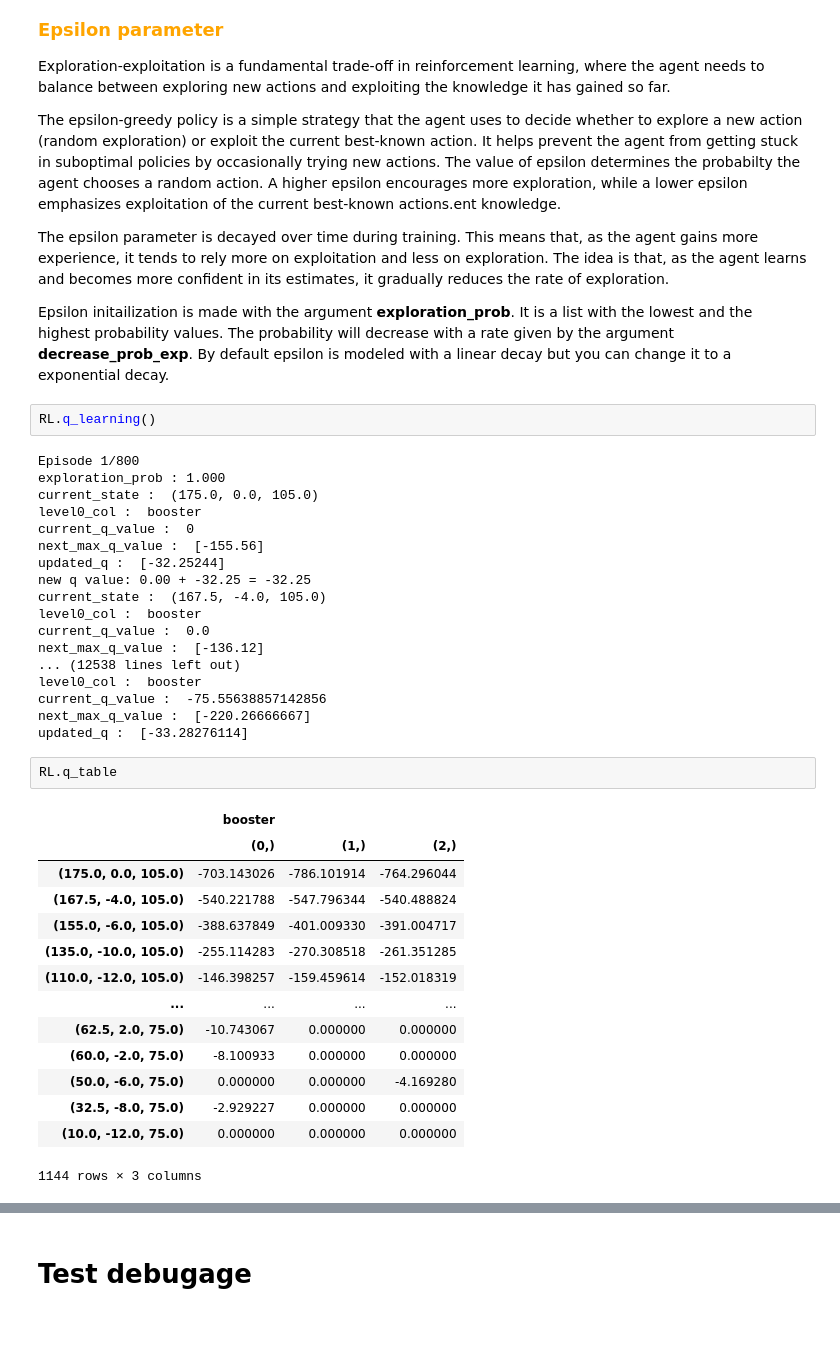
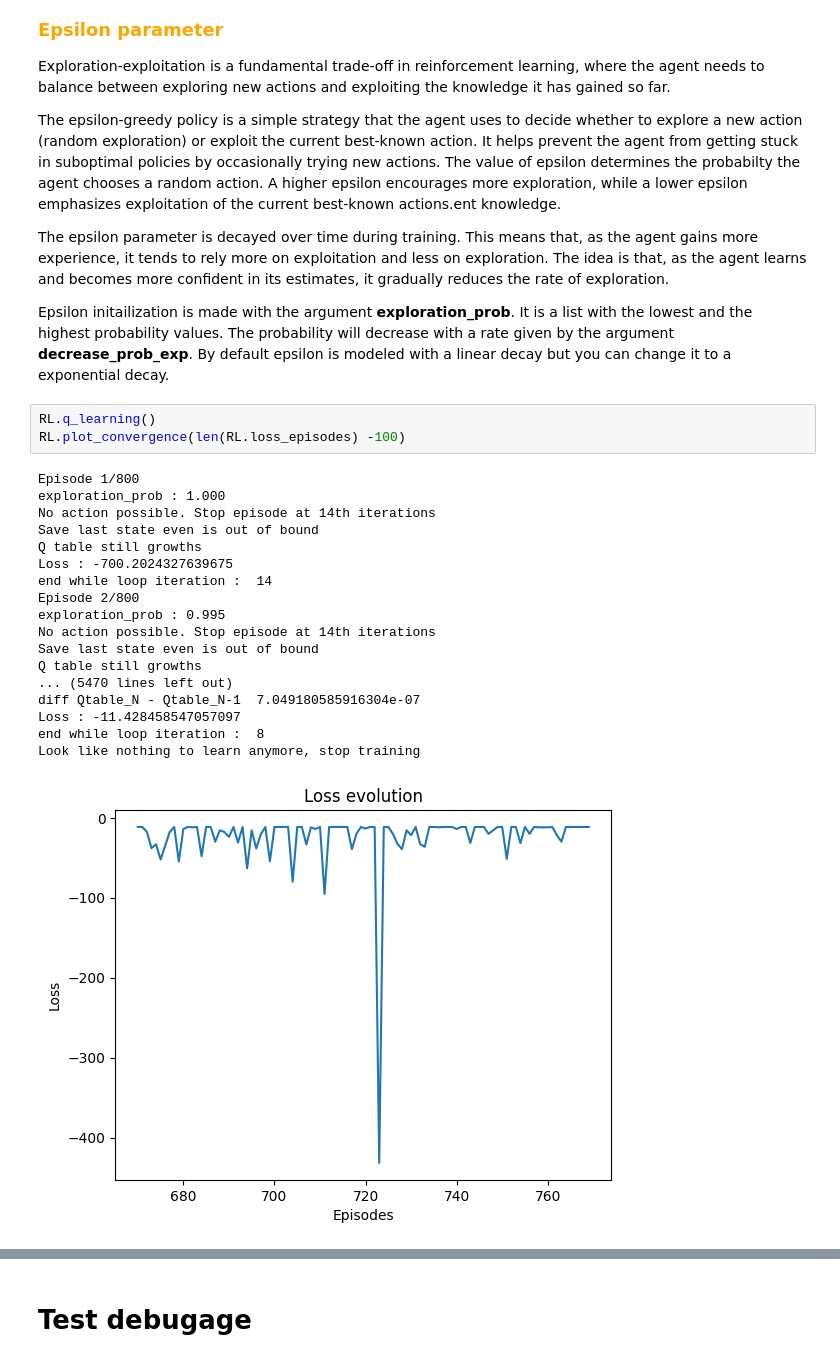
Before and after one commit to jaysenSAW/RL_engine, a Jupyter notebook: notebook/tuto_2b.ipynb, the cells around one changed output, grey strips where cells are left out. Saved outputs shown, nothing was run; the diff lists cells and outputs as text; blank space fills up the shorter version.

```diff
--- a/notebook/tuto_2 copy.ipynb
+++ b/notebook/tuto_2b.ipynb
@@ -82,41 +77,26 @@ The epsilon parameter is decayed over time during training. This means that, as
 Epsilon initailization is made with the argument **exploration_prob**. It is a list with the lowest and the highest probability values. The probability will decrease with a rate given by the argument **decrease_prob_exp**. By default epsilon is modeled with a linear decay but you can change it to a exponential decay.
 # %%
 RL.q_learning()
+RL.plot_convergence(len(RL.loss_episodes) -100)
 # %% [output]
 Episode 1/800
 exploration_prob : 1.000
-current_state :  (175.0, 0.0, 105.0)
-level0_col :  booster
-current_q_value :  0
-next_max_q_value :  [-155.56]
-updated_q :  [-32.25244]
-new q value: 0.00 + -32.25 = -32.25
-current_state :  (167.5, -4.0, 105.0)
-level0_col :  booster
-current_q_value :  0.0
-next_max_q_value :  [-136.12]
-... (12538 lines left out)
-level0_col :  booster
-current_q_value :  -75.55638857142856
-next_max_q_value :  [-220.26666667]
-updated_q :  [-33.28276114]
+No action possible. Stop episode at 14th iterations
+Save last state even is out of bound
+Q table still growths
+Loss : -700.2024327639675
+end while loop iteration :  14
+Episode 2/800
+exploration_prob : 0.995
+No action possible. Stop episode at 14th iterations
+Save last state even is out of bound
+Q table still growths
+... (5470 lines left out)
+diff Qtable_N - Qtable_N-1  7.049180585916304e-07
+Loss : -11.428458547057097
+end while loop iteration :  8
+Look like nothing to learn anymore, stop training
+[figure, added]
-# %%
-RL.q_table
-# %% [output]
-|  | booster |  |  |
-|  | (0,) | (1,) | (2,) |
-| (175.0, 0.0, 105.0) | -703.143026 | -786.101914 | -764.296044 |
-| (167.5, -4.0, 105.0) | -540.221788 | -547.796344 | -540.488824 |
-| (155.0, -6.0, 105.0) | -388.637849 | -401.009330 | -391.004717 |
-| (135.0, -10.0, 105.0) | -255.114283 | -270.308518 | -261.351285 |
-| (110.0, -12.0, 105.0) | -146.398257 | -159.459614 | -152.018319 |
-| ... | ... | ... | ... |
-| (62.5, 2.0, 75.0) | -10.743067 | 0.000000 | 0.000000 |
-| (60.0, -2.0, 75.0) | -8.100933 | 0.000000 | 0.000000 |
-| (50.0, -6.0, 75.0) | 0.000000 | 0.000000 | -4.169280 |
-| (32.5, -8.0, 75.0) | -2.929227 | 0.000000 | 0.000000 |
-| (10.0, -12.0, 75.0) | 0.000000 | 0.000000 | 0.000000 |
-1144 rows × 3 columns
 # %%
 pd.DataFrame(RL.env.all_states())
 # %% [output]
```
Also changed, not shown: parts of 5 cells of this notebook, 6 other files.
